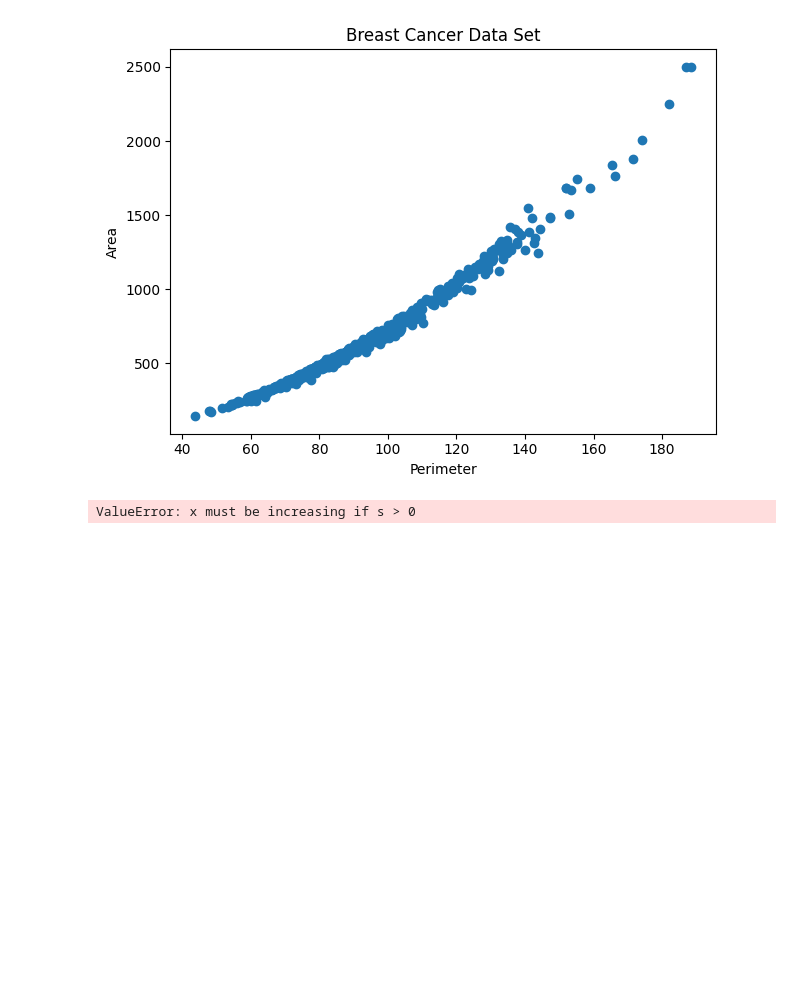
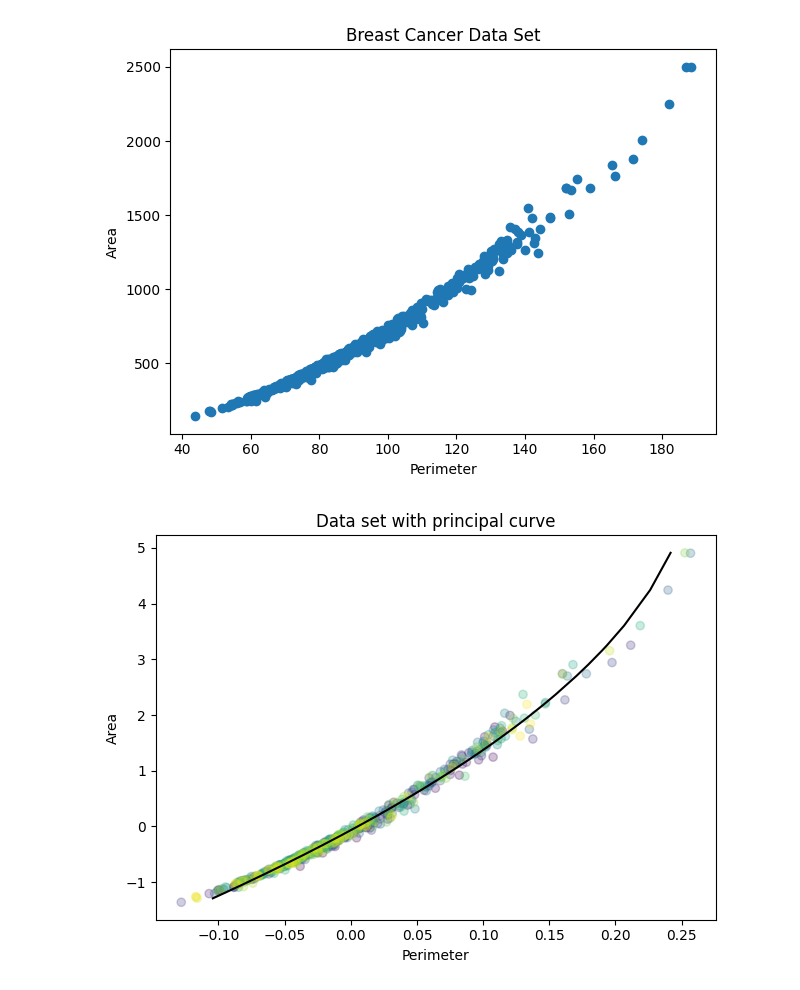
Before and after one commit to felipescoelho/compactacao-de-sinais, a Jupyter notebook: nlpca.ipynb, the cells around one changed output. Saved outputs shown, nothing was run; the diff lists cells and outputs as text; code cells hidden in the pictures; blank space fills up the shorter version.

Commit message:
principal curves are working

```diff
--- a/nlpca.ipynb
+++ b/nlpca.ipynb
@@ -130,18 +130,18 @@ fig2.tight_layout()
 # %% [output]
 [figure]
 # %%
-x_norm = np.sort(X - X.mean(axis=0), axis=0)
+x_norm = (X - X.mean(axis=0))/X.std(ddof=0)
 idx = np.arange(0, len(x_norm))
 p = PrincipalCurve(k=2)
 p.fit(x_norm)
 
 fig3 = plt.figure()
 ax0 = fig3.add_subplot(111)
 ax0.scatter(x_norm[:, 0], x_norm[:, 1], alpha=.25, c=idx)
 ax0.plot(p.p[:, 0], p.p[:, 1], c='k')
 ax0.set_xlabel('Perimeter')
 ax0.set_ylabel('Area')
 ax0.set_title('Data set with principal curve')
 fig3.tight_layout()
 # %% [output]
-ValueError: x must be increasing if s > 0
+[figure, added]
```
Also changed, not shown: parts of 1 cell of this notebook.
